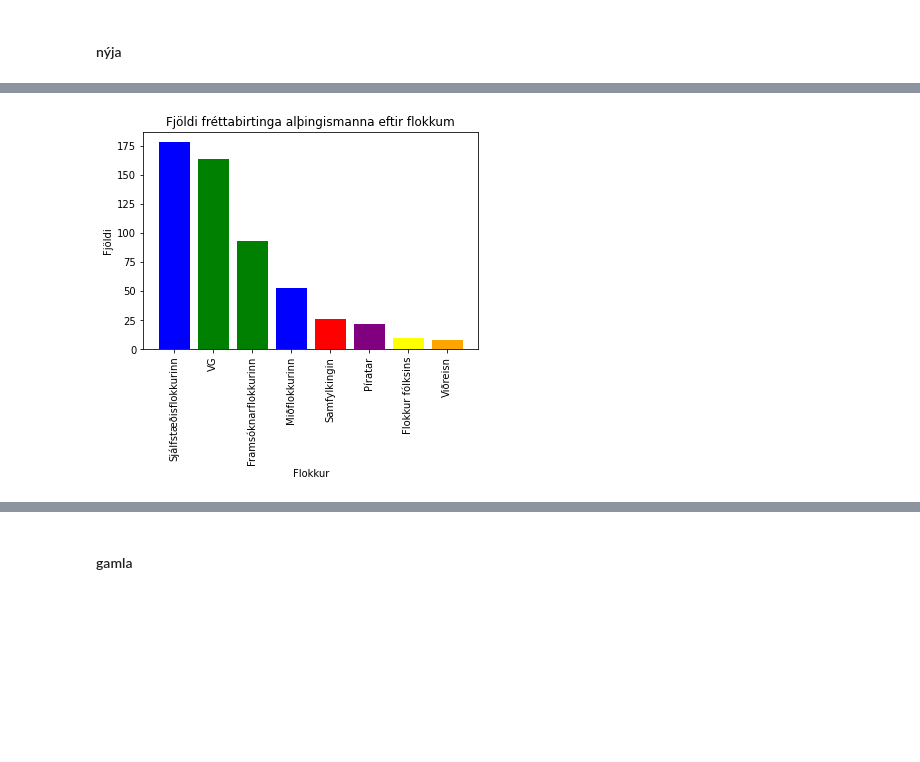
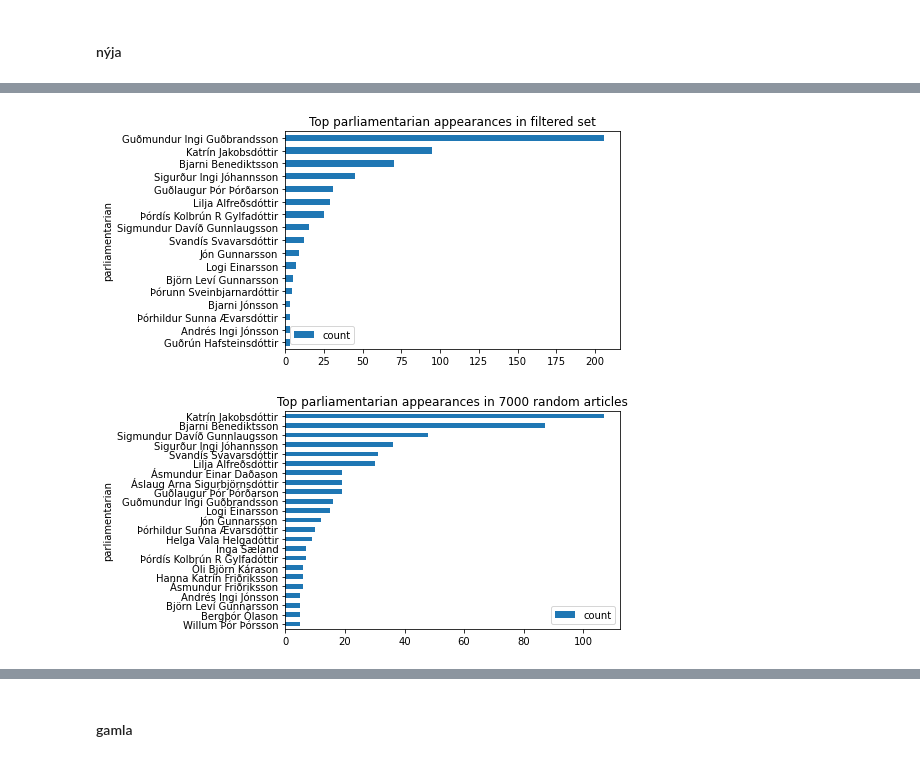
Before and after one commit to eliasbe/Maltaekni-natturuvernd, a Jupyter notebook: VinnubokEBE.ipynb, the cells around one changed output, grey strips where cells are left out. Saved outputs shown, nothing was run; the diff lists cells and outputs as text; code cells hidden in the pictures; blank space fills up the shorter version.

```diff
--- a/VinnubokEBE.ipynb
+++ b/VinnubokEBE.ipynb
@@ -957,5 +1008,2 @@ incl_id_stat = id_to_pd(incl_idx_stats)
 # %% [markdown]
 #### nýja
-# %%
-incl_mem_stat.sort_values(by=['count'], inplace=True)
-incl_mem_stat.plot.barh(x="member", y="count")
@@ -980,5 +1010,18 @@ flokkar_count = sort_dict(flokkar_count)
-# %%
-plot_flokk(flokkar_count)
-#plt.bar(flokkar_count.keys(), flokkar_count.values())
-# %% [output]
-[figure, removed]
+# %%
+def top_parliamentarians(df, threshold, title=None, save=None):
+    df.sort_values(by=['count'], inplace=True)
+    df[df["count"]>threshold].plot.barh(x="member", y="count")
+    plt.ylabel("parliamentarian")
+    if title:
+        plt.title(title)
+    if save:
+        plt.savefig(f"./pics/{save}.jpeg")
+    plt.show()
+# %%
+top_parliamentarians(incl_mem_stat, 2, title="Top parliamentarian appearances in filtered set", save="filtered_parliamentarians")
+# %% [output]
+[figure, added]
+# %%
+top_parliamentarians(mem_stat, 4, title="Top parliamentarian appearances in 7000 random articles", save="7000_parliamentarians")
+# %% [output]
+[figure, added]
```
Also changed, not shown: parts of 26 cells of this notebook, 19 other files.
